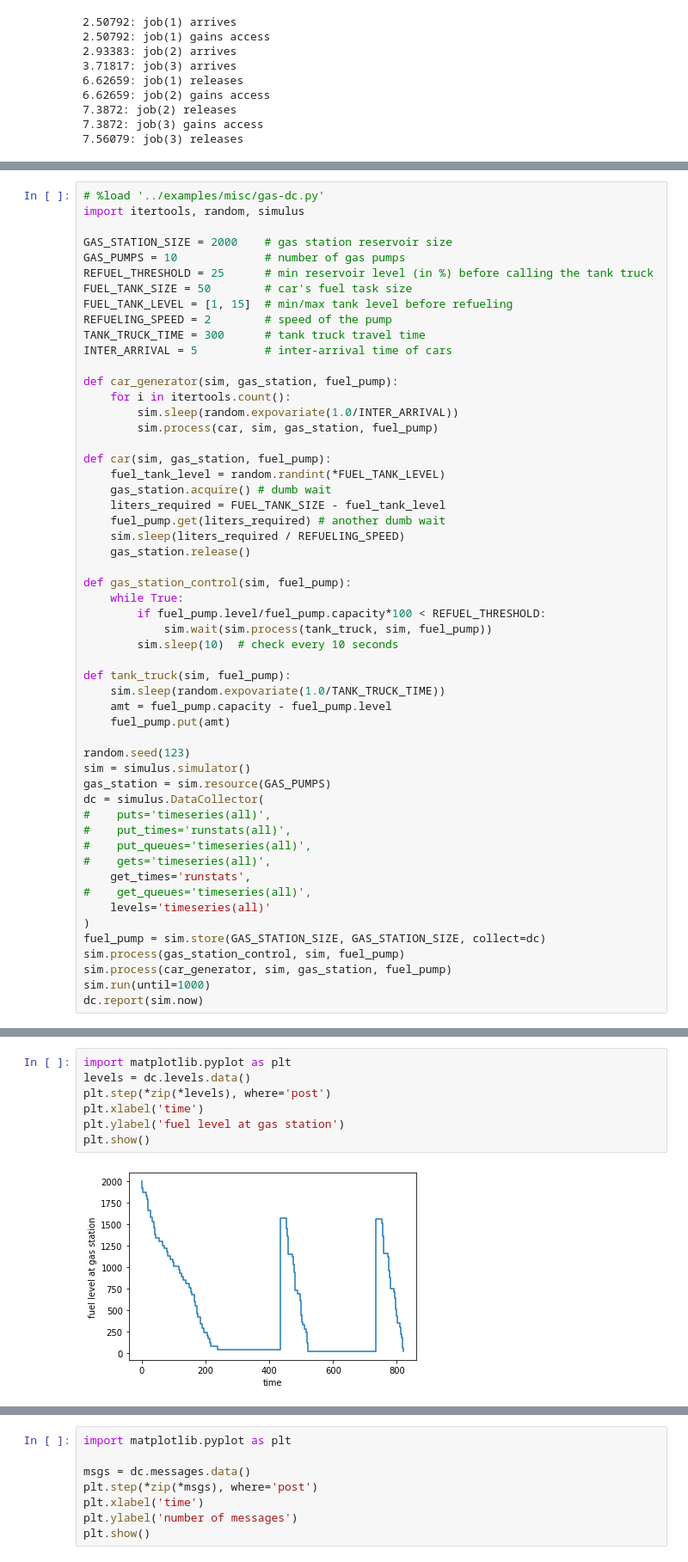
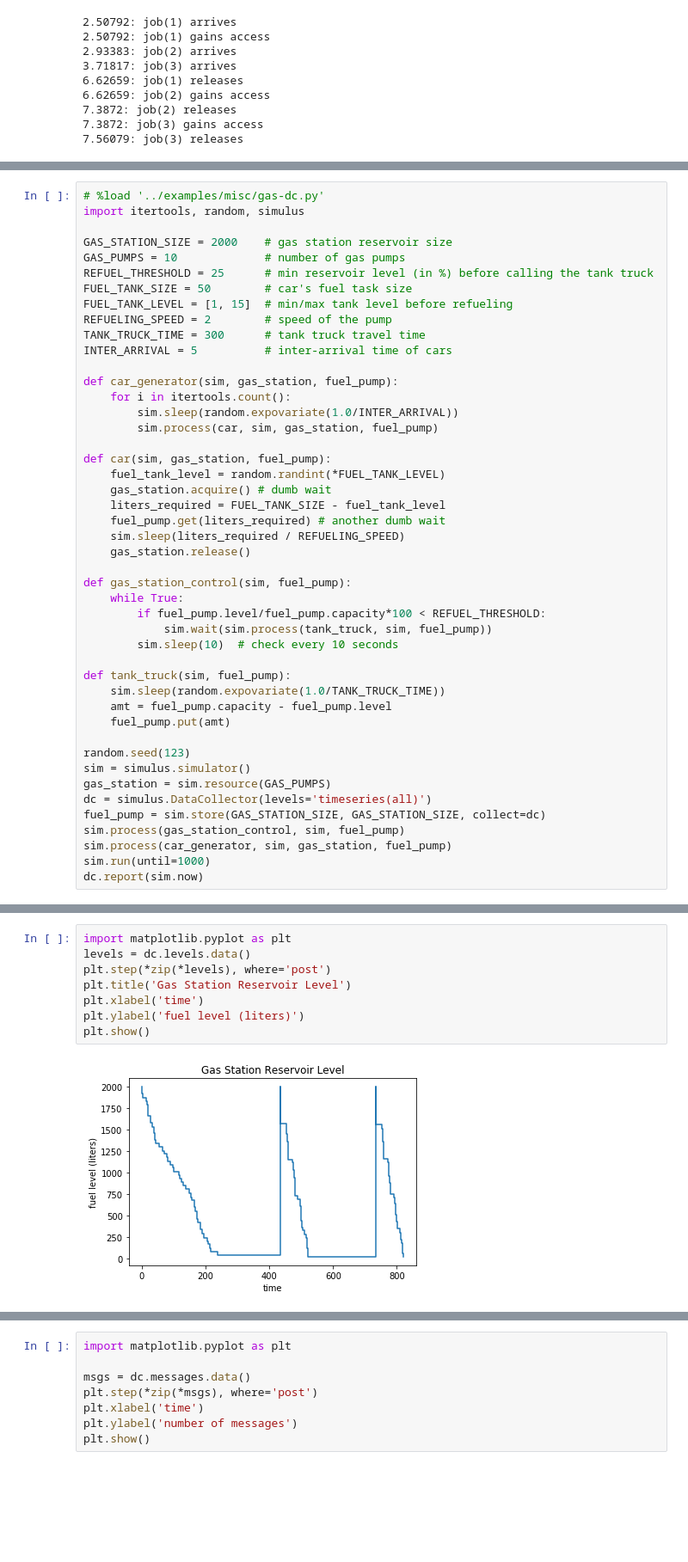
Before and after one commit to liuxfiu/simulus, a Jupyter notebook: docs/tutorial-tips.ipynb, the cells around one changed output, grey strips where cells are left out. Shown at 86% size. Cells and saved outputs as stored; diff of their text form; blank space fills up the shorter version.

```diff
--- a/docs/tutorial-tips.ipynb
+++ b/docs/tutorial-tips.ipynb
@@ -219,15 +255,7 @@ def tank_truck(sim, fuel_pump):
 random.seed(123)
 sim = simulus.simulator()
 gas_station = sim.resource(GAS_PUMPS)
-dc = simulus.DataCollector(
-#    puts='timeseries(all)',
-#    put_times='runstats(all)',
-#    put_queues='timeseries(all)',
-#    gets='timeseries(all)',
-    get_times='runstats',
-#    get_queues='timeseries(all)',
-    levels='timeseries(all)'
-)
+dc = simulus.DataCollector(levels='timeseries(all)')
 fuel_pump = sim.store(GAS_STATION_SIZE, GAS_STATION_SIZE, collect=dc)
 sim.process(gas_station_control, sim, fuel_pump)
 sim.process(car_generator, sim, gas_station, fuel_pump)
@@ -246,9 +274,10 @@ levels (timeseries): samples=113
 # %%
 import matplotlib.pyplot as plt
 levels = dc.levels.data()
 plt.step(*zip(*levels), where='post')
+plt.title('Gas Station Reservoir Level')
 plt.xlabel('time')
-plt.ylabel('fuel level at gas station')
+plt.ylabel('fuel level (liters)')
 plt.show()
 # %% [output]
-[figure, old version]
+[figure, new version]
```
Also changed, not shown: parts of 12 cells of this notebook, 11 other files.
